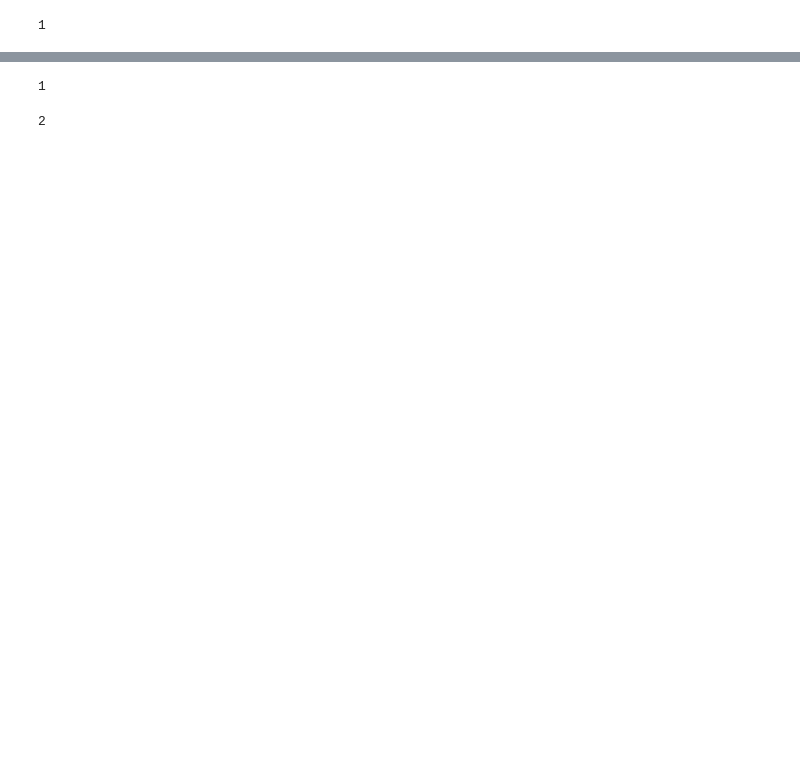
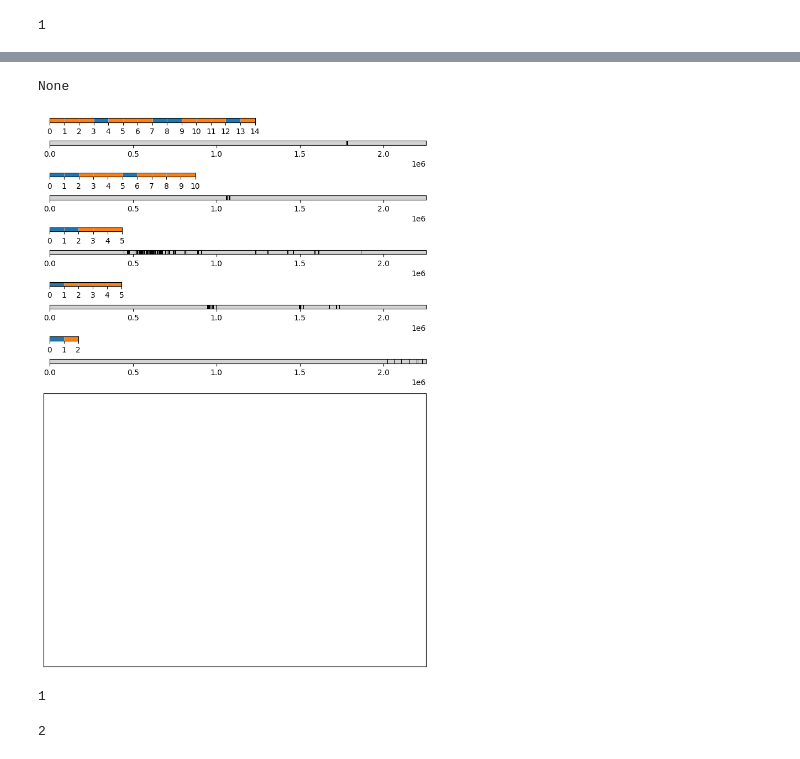
Before and after one commit to CENdetectHOR/CENdetectHOR_lib, a Jupyter notebook: findHORsFromMonomers_new.ipynb, the cells around one changed output, grey strips where cells are left out. Saved outputs shown, nothing was run; the diff lists cells and outputs as text; code cells hidden in the pictures; blank space fills up the shorter version.

Commit message:
Add support for checking "inversion HORs"

```diff
--- a/findHORsFromMonomers_new.ipynb
+++ b/findHORsFromMonomers_new.ipynb
@@ -101,3 +110,9 @@ hor_tree_root = phylogeny_to_hor_tree(phylogeny, min_loops=5, allow_hor_overlap=
+# %%
+inversion_hor_tree = find_inversion_hors(seq_features=monomers_as_features, min_loops=5)
+show_hors(hors_in_seq=inversion_hor_tree.sub_hors, reference_seq=references['chr4_hap2_hsa5:64806450-67061718'])
+# %% [output]
+None
+[figure, added]
 # %%
 hor_phylogeny = hor_tree_to_phylogeny(hor_tree_root)
 # %%
```
Also changed, not shown: parts of 9 cells of this notebook, 4 other files.
